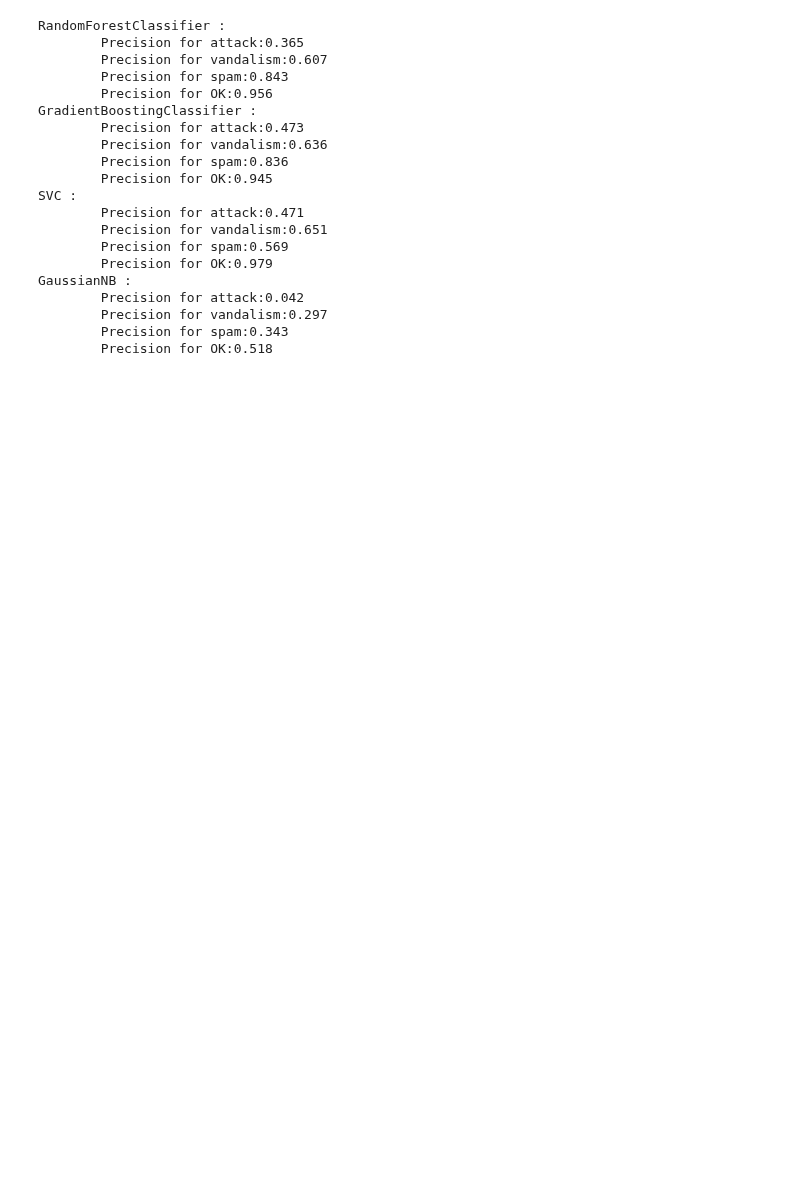
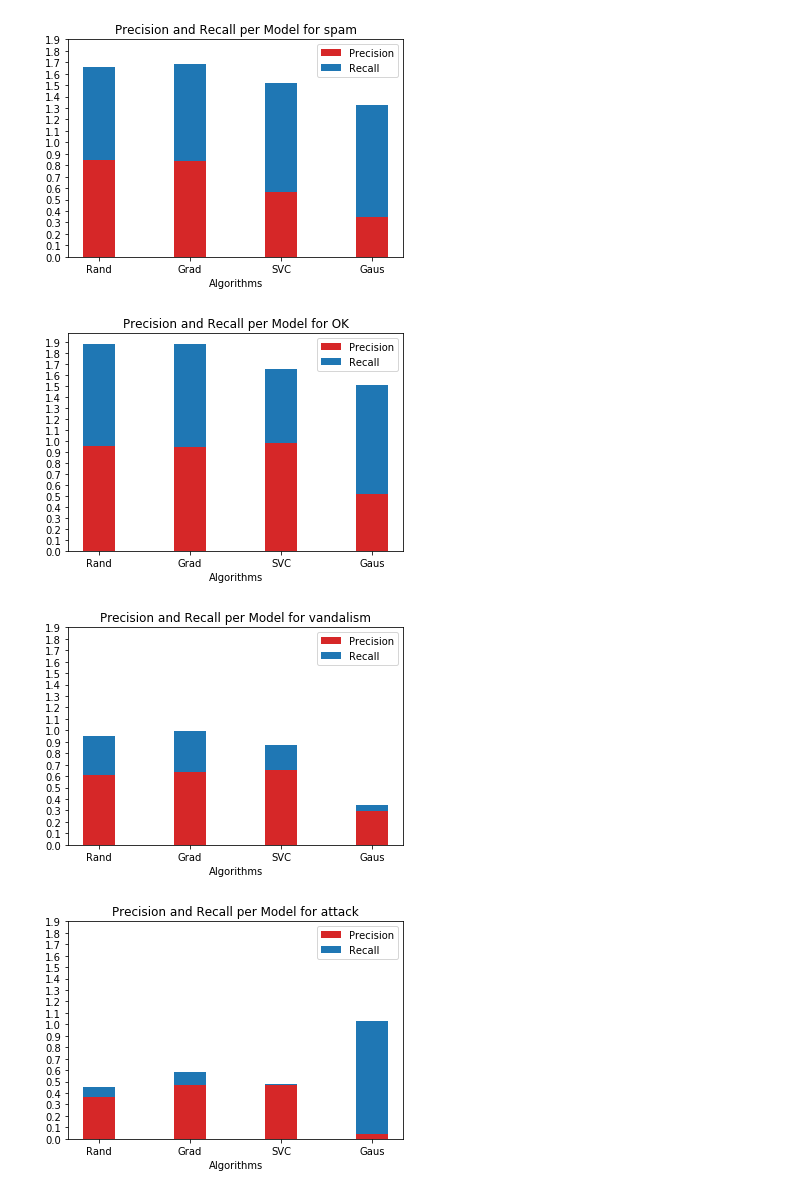
Before and after one commit to yfe404/wikipedia-spam-classifier, a Jupyter notebook: notebooks/Evaluation.ipynb, the cells around one changed output. Saved outputs shown, nothing was run; the diff lists cells and outputs as text; code cells hidden in the pictures; blank space fills up the shorter version.

Commit message:
Added viz for recall and precision

```diff
--- a/notebooks/Evaluation.ipynb
+++ b/notebooks/Evaluation.ipynb
@@ -5,34 +23,31 @@ from sklearn.externals import joblib
 models = joblib.load('models.pkl')
-# %%
-for model in models:
-    print ("%s :\n\tPrecision for attack:%.3f \
-           \n\tPrecision for vandalism:%.3f \
-           \n\tPrecision for spam:%.3f \
-           \n\tPrecision for OK:%.3f \
-          " %(model["name"], \
-              model["metrics_for_attack"][0], \
-              model["metrics_for_vandalism"][0], \
-              model["metrics_for_spam"][0], \
-              model["metrics_for_OK"][0]\
-             ))
-# %% [output]
-RandomForestClassifier :
-        Precision for attack:0.365
-        Precision for vandalism:0.607
-        Precision for spam:0.843
-        Precision for OK:0.956
-GradientBoostingClassifier :
-        Precision for attack:0.473
-        Precision for vandalism:0.636
-        Precision for spam:0.836
-        Precision for OK:0.945
-SVC :
-        Precision for attack:0.471
-        Precision for vandalism:0.651
-        Precision for spam:0.569
-        Precision for OK:0.979
-GaussianNB :
-        Precision for attack:0.042
-        Precision for vandalism:0.297
-        Precision for spam:0.343
-        Precision for OK:0.518
+# %%
+categories = ["spam", "OK", "vandalism", "attack"]
+# %%
+def plot_precision_recall_for_category(category):
+    N = len(models)
+    precision_values = [x["metrics_for_" + category][0] for x in models]
+    recall_values = [x["metrics_for_" + category][1] for x in models]
+
+    ind = np.arange(N)    # the x locations for the groups
+    width = 0.35       # the width of the bars: can also be len(x) sequence
+
+    p1 = plt.bar(ind, precision_values, width, color='#d62728')
+    p2 = plt.bar(ind, recall_values, width,
+             bottom=precision_values)
+
+    plt.xlabel('Algorithms')
+    plt.title('Precision and Recall per Model for ' + category)
+    plt.xticks(ind, ([x["name"][0:4] for x in models]))
+    plt.yticks(np.arange(0, 2, 0.1))
+    plt.legend((p1[0], p2[0]), ('Precision', 'Recall'))
+
+    plt.show()
+# %%
+for category in categories:
+    plot_precision_recall_for_category(category)
+# %% [output]
+[figure, added]
+[figure, added]
+[figure, added]
+[figure, added]
```
Also changed, not shown: parts of 7 cells of this notebook.
